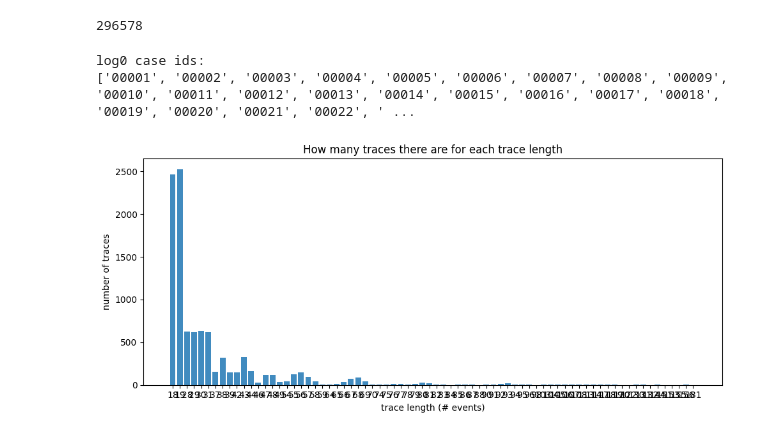
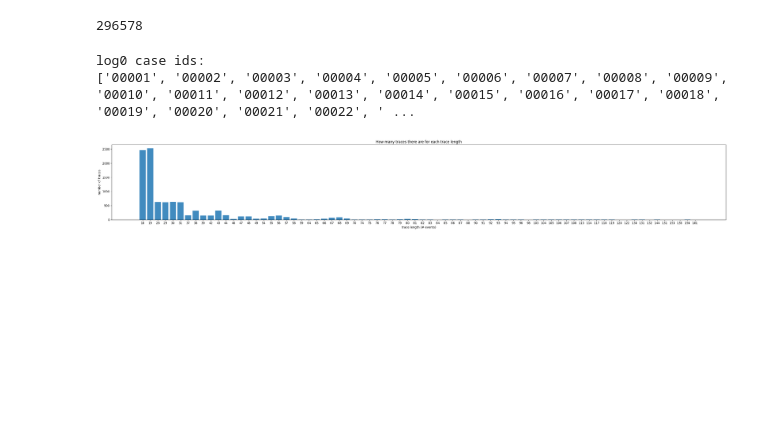
Before and after one commit to boraderen/thesis, a Jupyter notebook: notebooks/experiment.ipynb, the cells around one changed output. Cells and saved outputs as stored; diff of their text form; code cells hidden in the pictures; blank space fills up the shorter version.

```diff
--- a/notebooks/experiment.ipynb
+++ b/notebooks/experiment.ipynb
@@ -3,6 +6,5 @@ import pm4py
 # %%
-log0 = pm4py.read_xes("../logs/sudden_drift2.xes")
-#log1 = pm4py.read_xes("../logs/sudden_drift_window_1.xes")
-log0
+log = pm4py.read_xes("../logs/sudden_drift_short.xes")
+log
 # %% [output]
 |  | concept:name | time:timestamp | duration:seconds | case:concept:name |
@@ -49,36 +49,33 @@ log0 case ids:
 # %%
 import matplotlib.pyplot as plt
 import numpy as np
 
 trace_length_distributions = {
-    "log0": log0.groupby("case:concept:name").size().value_counts().sort_index()
+    "log": log.groupby("case:concept:name").size().value_counts().sort_index()
 }
-
-if "log1" in globals():
-    trace_length_distributions["log1"] = log1.groupby("case:concept:name").size().value_counts().sort_index()
 
 all_lengths = sorted({
     length
     for distribution in trace_length_distributions.values()
     for length in distribution.index
 })
 
 x = np.arange(len(all_lengths))
 bar_width = 0.8 / len(trace_length_distributions)
 
-fig, ax = plt.subplots(figsize=(10, 4.5))
+fig, ax = plt.subplots(figsize=(30, 4.5))
 for idx, (label, distribution) in enumerate(trace_length_distributions.items()):
     heights = [distribution.get(length, 0) for length in all_lengths]
     offsets = x + (idx - (len(trace_length_distributions) - 1) / 2) * bar_width
     ax.bar(offsets, heights, width=bar_width, label=label, alpha=0.85)
 
 ax.set_xticks(x)
 ax.set_xticklabels(all_lengths)
 ax.set_xlabel("trace length (# events)")
 ax.set_ylabel("number of traces")
 ax.set_title("How many traces there are for each trace length")
 if len(trace_length_distributions) > 1:
     ax.legend()
 plt.tight_layout()
 # %% [output]
-[figure, old version]
+[figure, new version]
```
Also changed, not shown: parts of 6 cells of this notebook, 8 other files.
